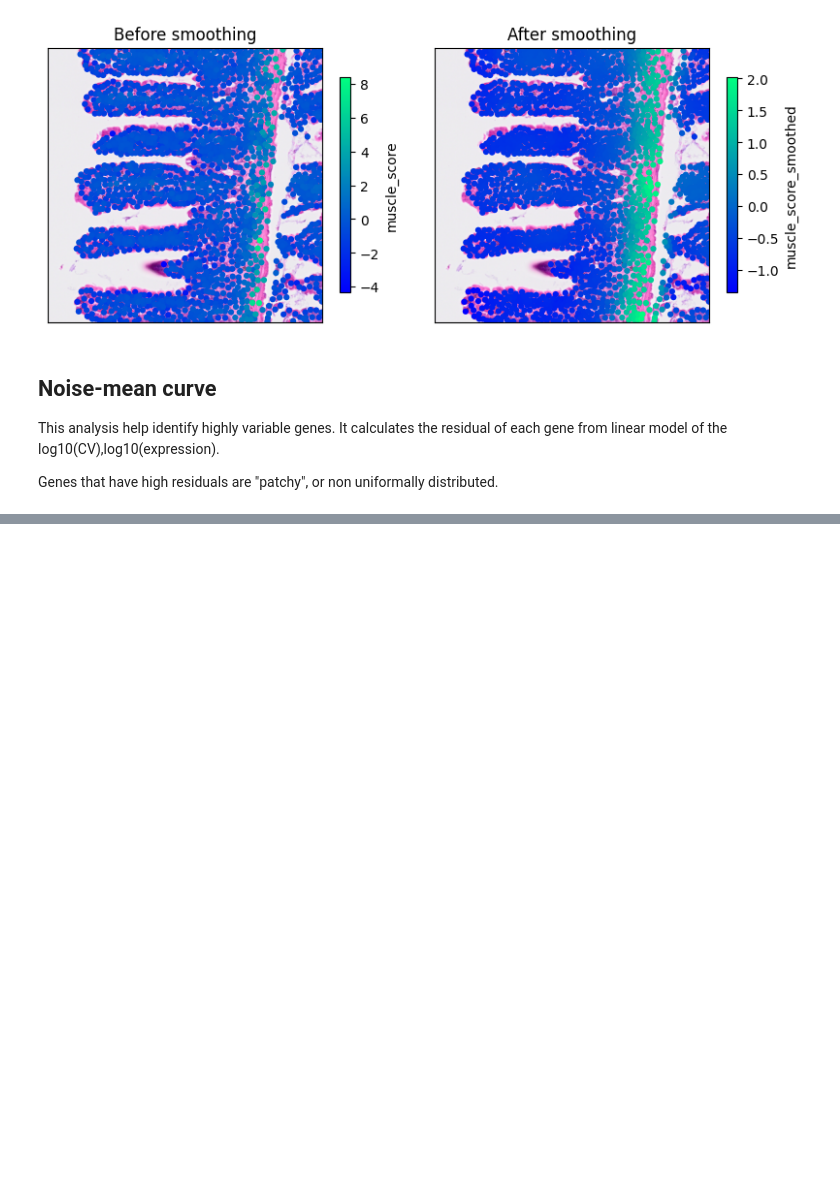
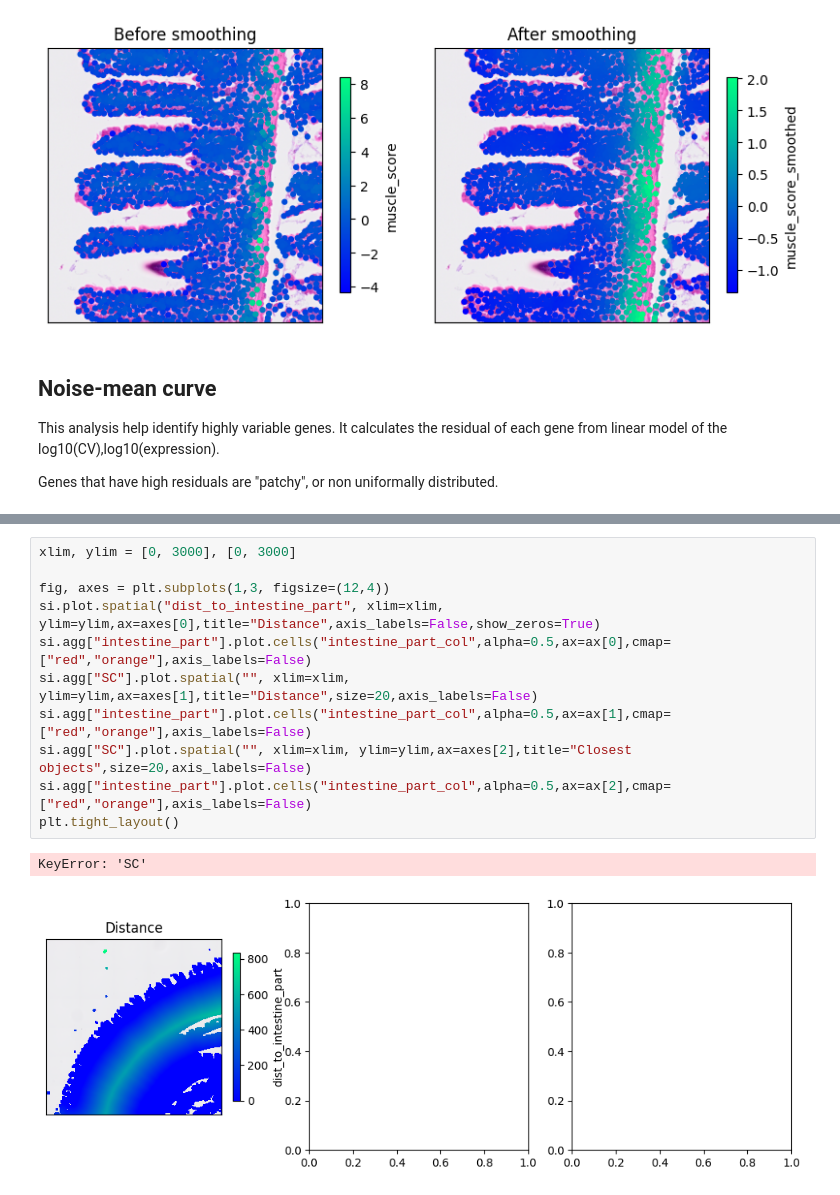
Before and after one commit to roynov01/HiVis, a Jupyter notebook: tutorials/5_analyses.ipynb, the cells around one changed output, grey strips where cells are left out. Saved outputs shown, nothing was run; the diff lists cells and outputs as text; blank space fills up the shorter version.

```diff
--- a/tutorials/5_analyses.ipynb
+++ b/tutorials/5_analyses.ipynb
@@ -222,0 +232,14 @@ si.plot.noise_mean_curve()
+# %%
+xlim, ylim = [0, 3000], [0, 3000]
+
+fig, axes = plt.subplots(1,3, figsize=(12,4))
+si.plot.spatial("dist_to_intestine_part", xlim=xlim, ylim=ylim,ax=axes[0],title="Distance",axis_labels=False,show_zeros=True)
+si.agg["intestine_part"].plot.cells("intestine_part_col",alpha=0.5,ax=ax[0],cmap=["red","orange"],axis_labels=False)
+si.agg["SC"].plot.spatial("", xlim=xlim, ylim=ylim,ax=axes[1],title="Distance",size=20,axis_labels=False)
+si.agg["intestine_part"].plot.cells("intestine_part_col",alpha=0.5,ax=ax[1],cmap=["red","orange"],axis_labels=False)
+si.agg["SC"].plot.spatial("", xlim=xlim, ylim=ylim,ax=axes[2],title="Closest objects",size=20,axis_labels=False)
+si.agg["intestine_part"].plot.cells("intestine_part_col",alpha=0.5,ax=ax[2],cmap=["red","orange"],axis_labels=False)
+plt.tight_layout()
+# %% [output]
+KeyError: 'SC'
+[figure, added]
```
Also changed, not shown: parts of 14 cells of this notebook.
